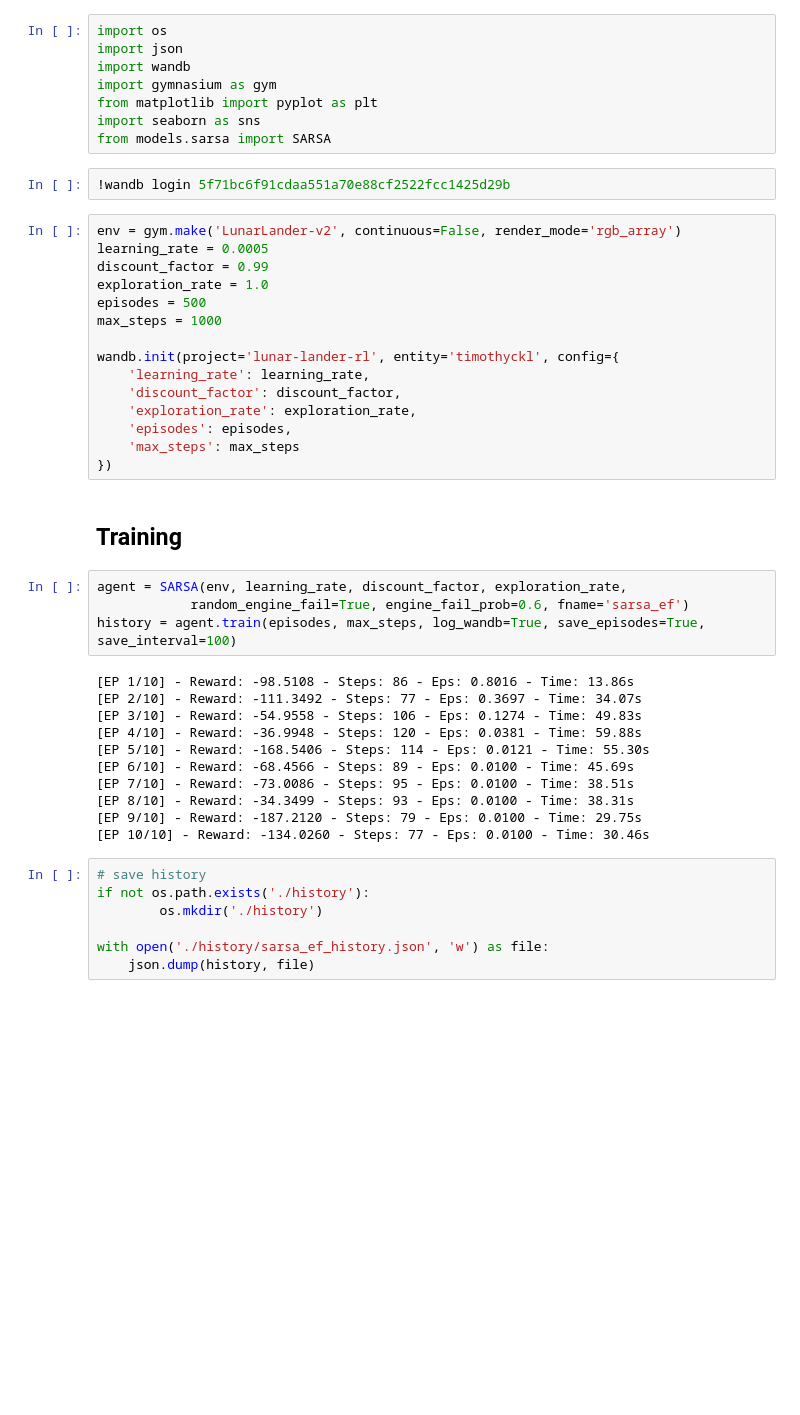
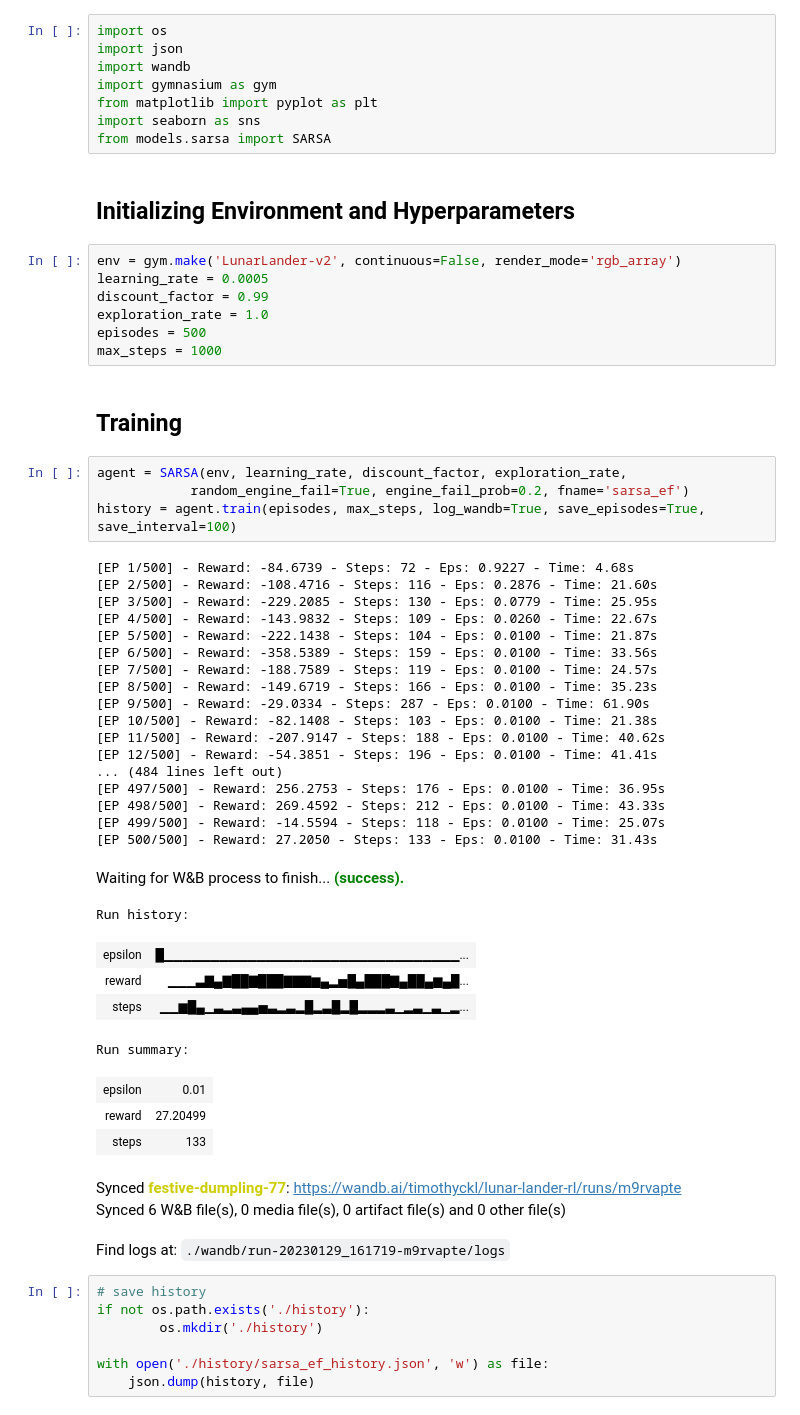
Before and after one commit to timothyckl/Lunar-Lander-RL, a Jupyter notebook: 5_DeepSARSA_EF.ipynb, the cells around one changed output. Drawn from its saved outputs; the diff is of its cells as text; blank space fills up the shorter version.

```diff
--- a/5_DeepSARSA_EF.ipynb
+++ b/5_DeepSARSA_EF.ipynb
@@ -8,8 +6,8 @@ import gymnasium as gym
 from matplotlib import pyplot as plt
 import seaborn as sns
 from models.sarsa import SARSA
-# %%
-!wandb login 5f71bc6f91cdaa551a70e88cf2522fcc1425d29b
+# %% [markdown]
+## Initializing Environment and Hyperparameters
 # %%
 env = gym.make('LunarLander-v2', continuous=False, render_mode='rgb_array')
 learning_rate = 0.0005
@@ -17,31 +15,42 @@ discount_factor = 0.99
 exploration_rate = 1.0
 episodes = 500
 max_steps = 1000
-
-wandb.init(project='lunar-lander-rl', entity='timothyckl', config={
-    'learning_rate': learning_rate,
-    'discount_factor': discount_factor,
-    'exploration_rate': exploration_rate,
-    'episodes': episodes,
-    'max_steps': max_steps
-})
 # %% [markdown]
 ## Training
 # %%
 agent = SARSA(env, learning_rate, discount_factor, exploration_rate,
-            random_engine_fail=True, engine_fail_prob=0.6, fname='sarsa_ef')
+            random_engine_fail=True, engine_fail_prob=0.2, fname='sarsa_ef')
 history = agent.train(episodes, max_steps, log_wandb=True, save_episodes=True, save_interval=100)
 # %% [output]
-[EP 1/10] - Reward: -98.5108 - Steps: 86 - Eps: 0.8016 - Time: 13.86s
-[EP 2/10] - Reward: -111.3492 - Steps: 77 - Eps: 0.3697 - Time: 34.07s
-[EP 3/10] - Reward: -54.9558 - Steps: 106 - Eps: 0.1274 - Time: 49.83s
-[EP 4/10] - Reward: -36.9948 - Steps: 120 - Eps: 0.0381 - Time: 59.88s
-[EP 5/10] - Reward: -168.5406 - Steps: 114 - Eps: 0.0121 - Time: 55.30s
-[EP 6/10] - Reward: -68.4566 - Steps: 89 - Eps: 0.0100 - Time: 45.69s
-[EP 7/10] - Reward: -73.0086 - Steps: 95 - Eps: 0.0100 - Time: 38.51s
-[EP 8/10] - Reward: -34.3499 - Steps: 93 - Eps: 0.0100 - Time: 38.31s
-[EP 9/10] - Reward: -187.2120 - Steps: 79 - Eps: 0.0100 - Time: 29.75s
-[EP 10/10] - Reward: -134.0260 - Steps: 77 - Eps: 0.0100 - Time: 30.46s
+[EP 1/500] - Reward: -84.6739 - Steps: 72 - Eps: 0.9227 - Time: 4.68s
+[EP 2/500] - Reward: -108.4716 - Steps: 116 - Eps: 0.2876 - Time: 21.60s
+[EP 3/500] - Reward: -229.2085 - Steps: 130 - Eps: 0.0779 - Time: 25.95s
+[EP 4/500] - Reward: -143.9832 - Steps: 109 - Eps: 0.0260 - Time: 22.67s
+[EP 5/500] - Reward: -222.1438 - Steps: 104 - Eps: 0.0100 - Time: 21.87s
+[EP 6/500] - Reward: -358.5389 - Steps: 159 - Eps: 0.0100 - Time: 33.56s
+[EP 7/500] - Reward: -188.7589 - Steps: 119 - Eps: 0.0100 - Time: 24.57s
+[EP 8/500] - Reward: -149.6719 - Steps: 166 - Eps: 0.0100 - Time: 35.23s
+[EP 9/500] - Reward: -29.0334 - Steps: 287 - Eps: 0.0100 - Time: 61.90s
+[EP 10/500] - Reward: -82.1408 - Steps: 103 - Eps: 0.0100 - Time: 21.38s
+[EP 11/500] - Reward: -207.9147 - Steps: 188 - Eps: 0.0100 - Time: 40.62s
+[EP 12/500] - Reward: -54.3851 - Steps: 196 - Eps: 0.0100 - Time: 41.41s
+... (484 lines left out)
+[EP 497/500] - Reward: 256.2753 - Steps: 176 - Eps: 0.0100 - Time: 36.95s
+[EP 498/500] - Reward: 269.4592 - Steps: 212 - Eps: 0.0100 - Time: 43.33s
+[EP 499/500] - Reward: -14.5594 - Steps: 118 - Eps: 0.0100 - Time: 25.07s
+[EP 500/500] - Reward: 27.2050 - Steps: 133 - Eps: 0.0100 - Time: 31.43s
+Waiting for W&B process to finish... (success).
+Run history:
+| epsilon | █▁▁▁▁▁▁▁▁▁▁▁▁▁▁▁▁▁▁▁▁▁▁▁▁▁▁▁▁▁▁▁▁... |
+| reward | ▁▁▁▃▇▄▇██▇███▇▇▇▆▄▂▅█▄███▇▄██▄▆▄█... |
+| steps | ▁▁▆█▄▁▃▂▃▄▄▅▃▂▃▂█▂▃█▂█▂▂▂▃▁▂▃▁▃▁▂... |
+Run summary:
+| epsilon | 0.01 |
+| reward | 27.20499 |
+| steps | 133 |
+Synced festive-dumpling-77: https://wandb.ai/timothyckl/lunar-lander-rl/runs/m9rvapte
+Synced 6 W&B file(s), 0 media file(s), 0 artifact file(s) and 0 other file(s)
+Find logs at: ./wandb/run-20230129_161719-m9rvapte/logs
 # %%
 # save history
 if not os.path.exists('./history'):
```
Also changed, not shown: parts of 5 cells of this notebook, 27 other files.
